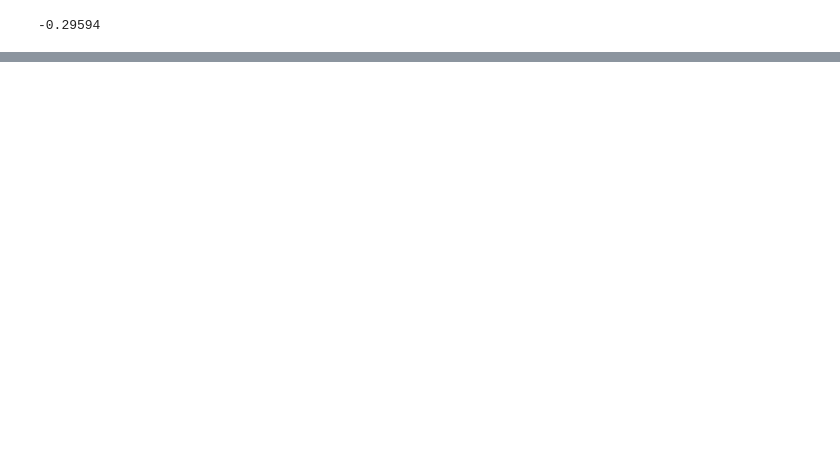
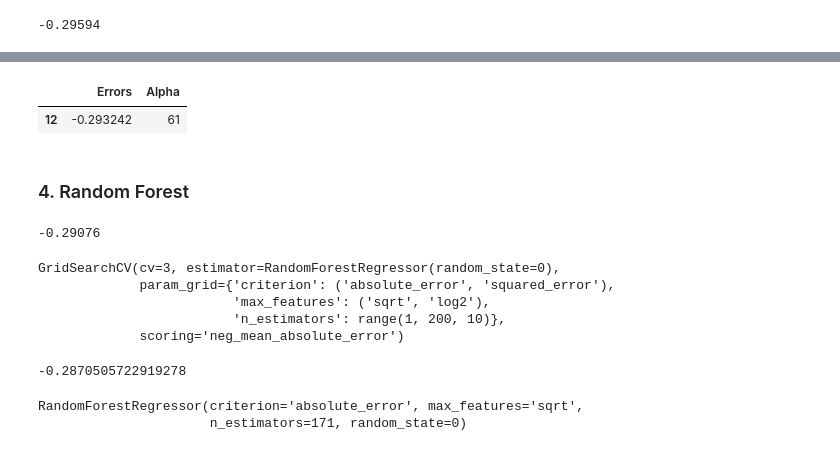
Before and after one commit to noob-noob1/Happiness-report, a Jupyter notebook: model_building.ipynb, the cells around one changed output, grey strips where cells are left out. Cells and saved outputs as stored; diff of their text form; code cells hidden in the pictures; blank space fills up the shorter version.

```diff
--- a/model_building.ipynb
+++ b/model_building.ipynb
@@ -135,0 +138,35 @@ World_happiness
+# %%
+columns={"Errors": R_error, "Alpha": R_alpha}
+Results =pd.DataFrame(columns)
+Results[Results.Errors== Results.Errors.max()]
+# %% [output]
+|  | Errors | Alpha |
+| 12 | -0.293242 | 61 |
+# %% [markdown]
+### 4. Random Forest
+# %%
+from sklearn.ensemble import RandomForestRegressor
+RF = RandomForestRegressor(random_state=0)
+np.mean(cross_val_score(RF, X_train, y_train, scoring= 'neg_mean_absolute_error', cv=3)).round(5)
+# %% [output]
+-0.29076
+# %%
+from sklearn.model_selection import GridSearchCV
+parameters = {'criterion':('absolute_error', 'squared_error'), 'n_estimators':range(1,200,10), 'max_features' :('sqrt', 'log2')}
+GS= GridSearchCV(estimator=RF ,param_grid=parameters, scoring='neg_mean_absolute_error', cv=3)
+GS.fit(X_train,y_train)
+# %% [output]
+GridSearchCV(cv=3, estimator=RandomForestRegressor(random_state=0),
+             param_grid={'criterion': ('absolute_error', 'squared_error'),
+                         'max_features': ('sqrt', 'log2'),
+                         'n_estimators': range(1, 200, 10)},
+             scoring='neg_mean_absolute_error')
+# %%
+GS.best_score_
+# %% [output]
+-0.2870505722919278
+# %%
+GS.best_estimator_
+# %% [output]
+RandomForestRegressor(criterion='absolute_error', max_features='sqrt',
+                      n_estimators=171, random_state=0)
```
Also changed, not shown: parts of 40 cells of this notebook, 2 other files.
